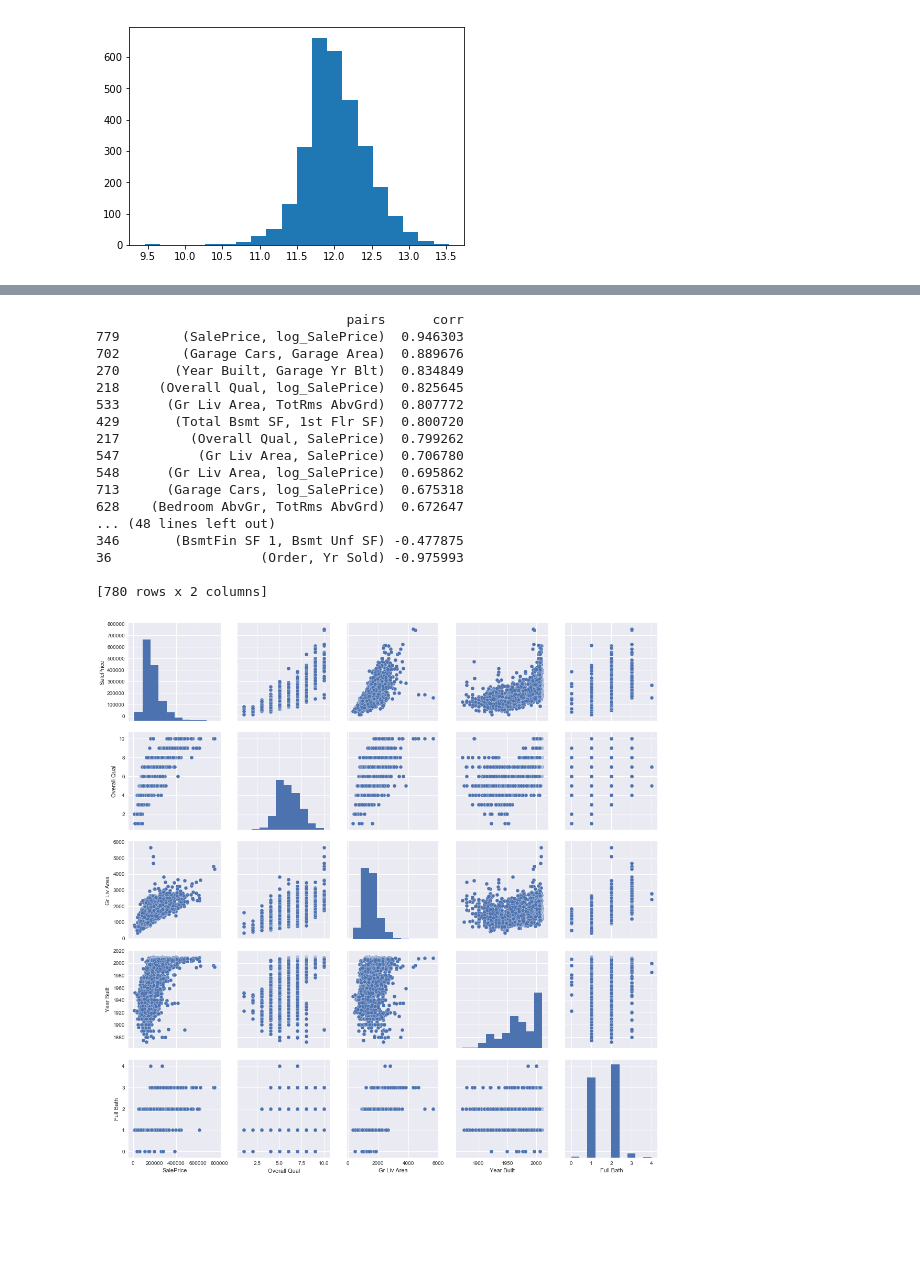
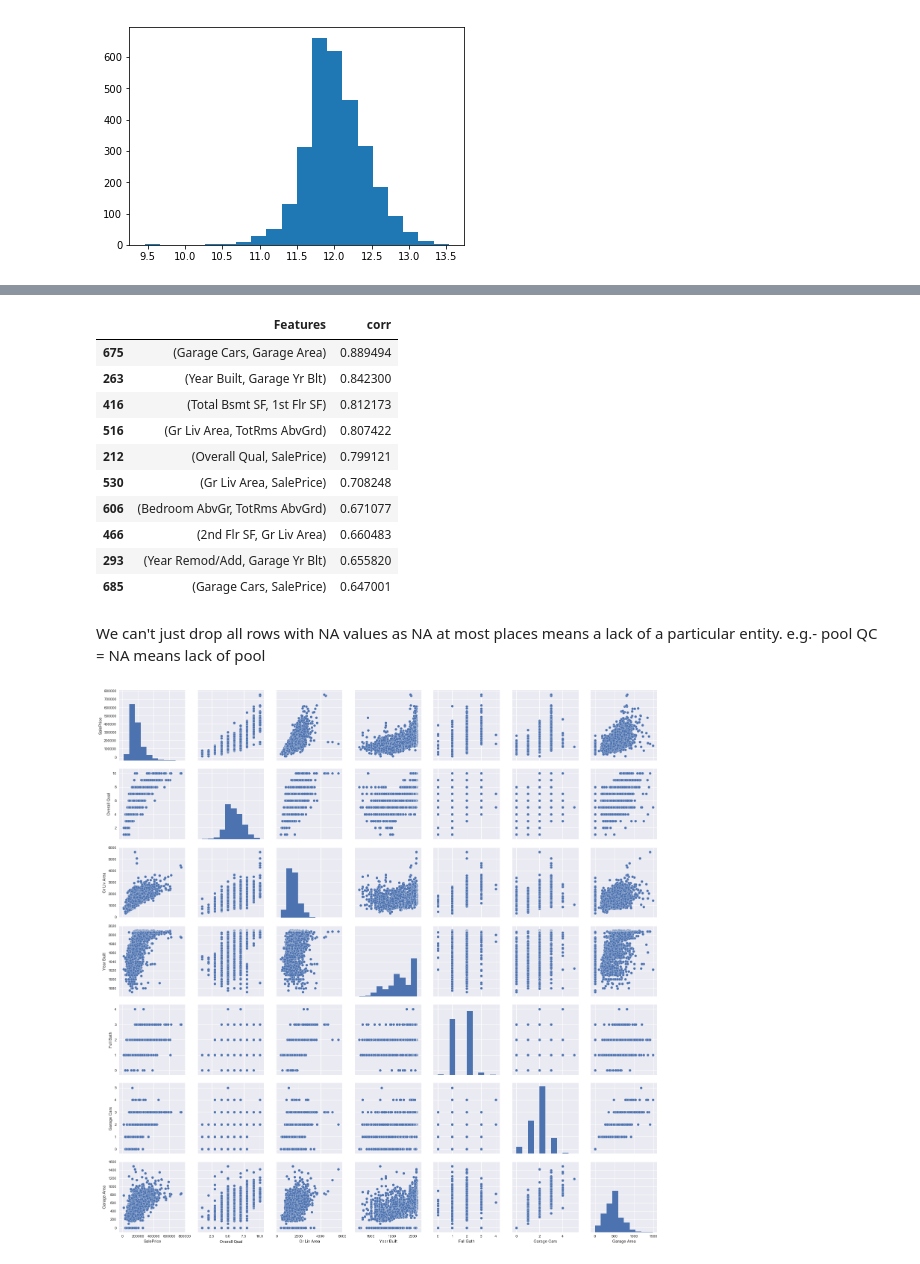
Before and after one commit to chaityacshah/Ames_House_Prices, a Jupyter notebook: notebooks/ames_housing_1.ipynb, the cells around one changed output, grey strips where cells are left out. Cells and saved outputs as stored; diff of their text form; code cells hidden in the pictures; blank space fills up the shorter version.

Commit message:
basic plots

```diff
--- a/notebooks/ames_housing_1.ipynb
+++ b/notebooks/ames_housing_1.ipynb
@@ -24,0 +64,14 @@ rows = 2930 columns = 82
+# %%
+# print NA columns
+'''
+ind = ames_df['Garage Area'].isnull()
+ames_df[ind]['Garage Area']
+'''
+# multiple ways to drop na
+ames_df = ames_df.dropna(subset = ['Electrical','Garage Area', 'Total Bsmt SF', 'Bsmt Unf SF',
+                                   'BsmtFin SF 1','Garage Cars', 'BsmtFin SF 2', 'Bsmt Full Bath',
+                                   'Bsmt Half Bath', 'Mas Vnr Area', 'Mas Vnr Type'])
+# ames_df = ames_df[np.isfinite(tmp['Garage Area'])]
+# ames_df = ames_df[pd.notnull(tmp['Garage Area'])]
+
+ames_df.shape
@@ -101,31 +172,28 @@ indices
 # %%
 def corrank(X):
-        df = pd.DataFrame([[(i,j),X.corr().loc[i,j]] for i,j in list(itertools.combinations(X.corr(), 2))],columns=['pairs','corr'])
-        print(df.sort_values(by='corr',ascending=False))
+        df = pd.DataFrame([[(i,j),X.corr().loc[i,j]] for i,j in list(itertools.combinations(X.corr(), 2))], columns=['Features','corr'])
+        return df.sort_values(by='corr',ascending=False)
 
-corrank(ames_df)
+corrank_df = corrank(ames_df)
+corrank_df.head(10)
 # %% [output]
-                                pairs      corr
-779        (SalePrice, log_SalePrice)  0.946303
-702        (Garage Cars, Garage Area)  0.889676
-270       (Year Built, Garage Yr Blt)  0.834849
-218     (Overall Qual, log_SalePrice)  0.825645
-533      (Gr Liv Area, TotRms AbvGrd)  0.807772
-429       (Total Bsmt SF, 1st Flr SF)  0.800720
-217         (Overall Qual, SalePrice)  0.799262
-547          (Gr Liv Area, SalePrice)  0.706780
-548      (Gr Liv Area, log_SalePrice)  0.695862
-713      (Garage Cars, log_SalePrice)  0.675318
-628    (Bedroom AbvGr, TotRms AbvGrd)  0.672647
-... (48 lines left out)
-346       (BsmtFin SF 1, Bsmt Unf SF) -0.477875
-36                   (Order, Yr Sold) -0.975993
-
-[780 rows x 2 columns]
+|  | Features | corr |
+| 675 | (Garage Cars, Garage Area) | 0.889494 |
+| 263 | (Year Built, Garage Yr Blt) | 0.842300 |
+| 416 | (Total Bsmt SF, 1st Flr SF) | 0.812173 |
+| 516 | (Gr Liv Area, TotRms AbvGrd) | 0.807422 |
+| 212 | (Overall Qual, SalePrice) | 0.799121 |
+| 530 | (Gr Liv Area, SalePrice) | 0.708248 |
+| 606 | (Bedroom AbvGr, TotRms AbvGrd) | 0.671077 |
+| 466 | (2nd Flr SF, Gr Liv Area) | 0.660483 |
+| 293 | (Year Remod/Add, Garage Yr Blt) | 0.655820 |
+| 685 | (Garage Cars, SalePrice) | 0.647001 |
+# %% [markdown]
+We can't just drop all rows with NA values as NA at most places means a lack of a particular entity. e.g.- pool QC = NA means lack of pool
 # %%
 sns.set()
-cols = ['SalePrice', 'Overall Qual', 'Gr Liv Area', 'Year Built', 'Full Bath']
+cols = ['SalePrice', 'Overall Qual', 'Gr Liv Area', 'Year Built', 'Full Bath', 'Garage Cars', 'Garage Area']
 sns.pairplot(ames_df[cols], size = 3)
 plt.show();
 # %% [output]
-[figure, old version]
+[figure, new version]
```
Also changed, not shown: parts of 31 cells of this notebook.
